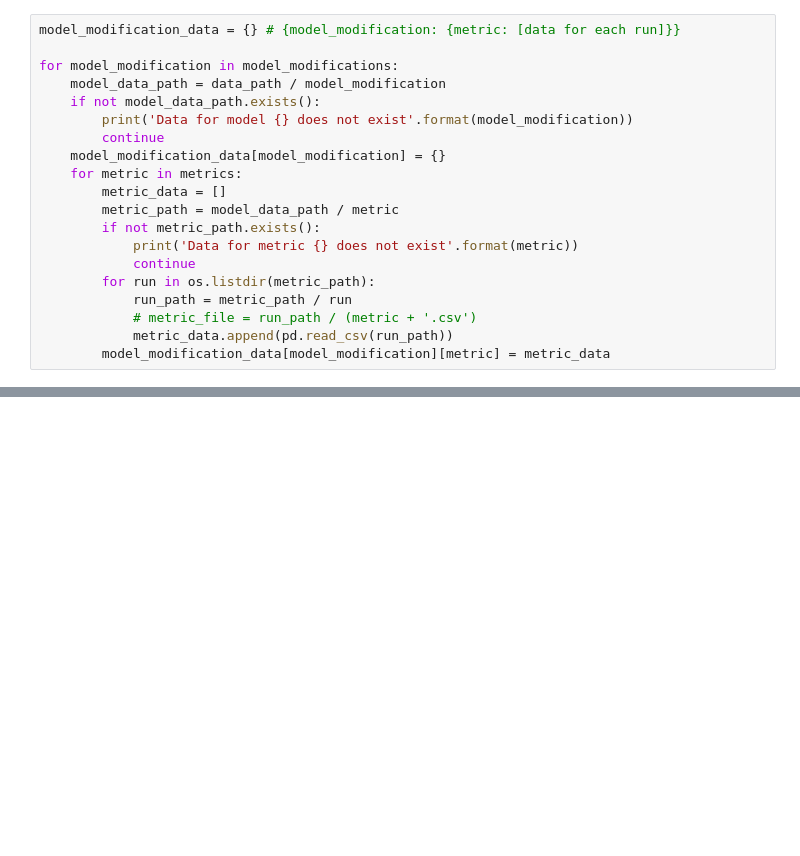
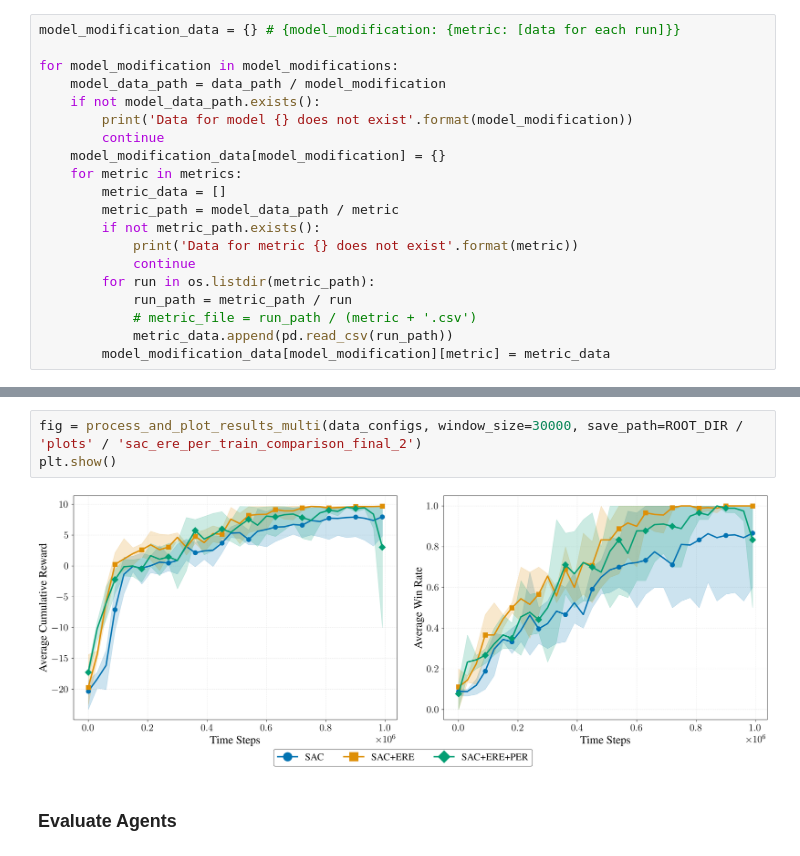
Before and after one commit to FlorianSp2000/hockey-rl-challenge, a Jupyter notebook: notebooks/evaluation_results.ipynb, the cells around one changed output, grey strips where cells are left out. Saved outputs shown, nothing was run; the diff lists cells and outputs as text; blank space fills up the shorter version.

```diff
--- a/notebooks/evaluation_results.ipynb
+++ b/notebooks/evaluation_results.ipynb
@@ -54,0 +427,7 @@ plt.show()
+# %%
+fig = process_and_plot_results_multi(data_configs, window_size=30000, save_path=ROOT_DIR / 'plots' / 'sac_ere_per_train_comparison_final_2')
+plt.show()
+# %% [output]
+[figure, added]
+# %% [markdown]
+### Evaluate Agents
```
Also changed, not shown: parts of 22 cells of this notebook, 7 other files.
